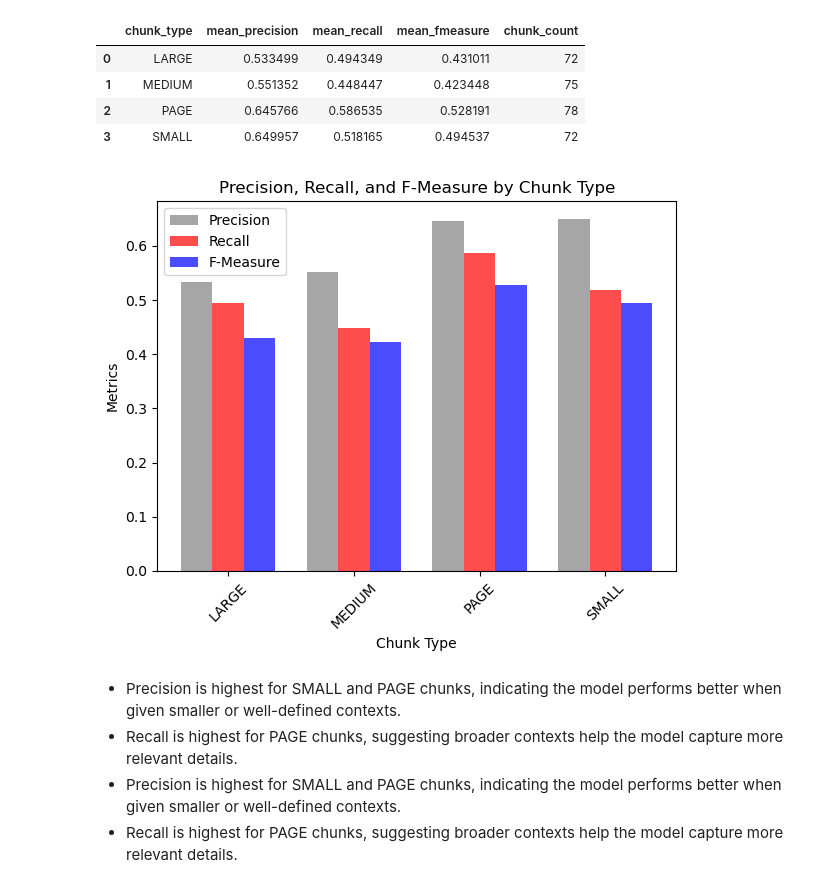
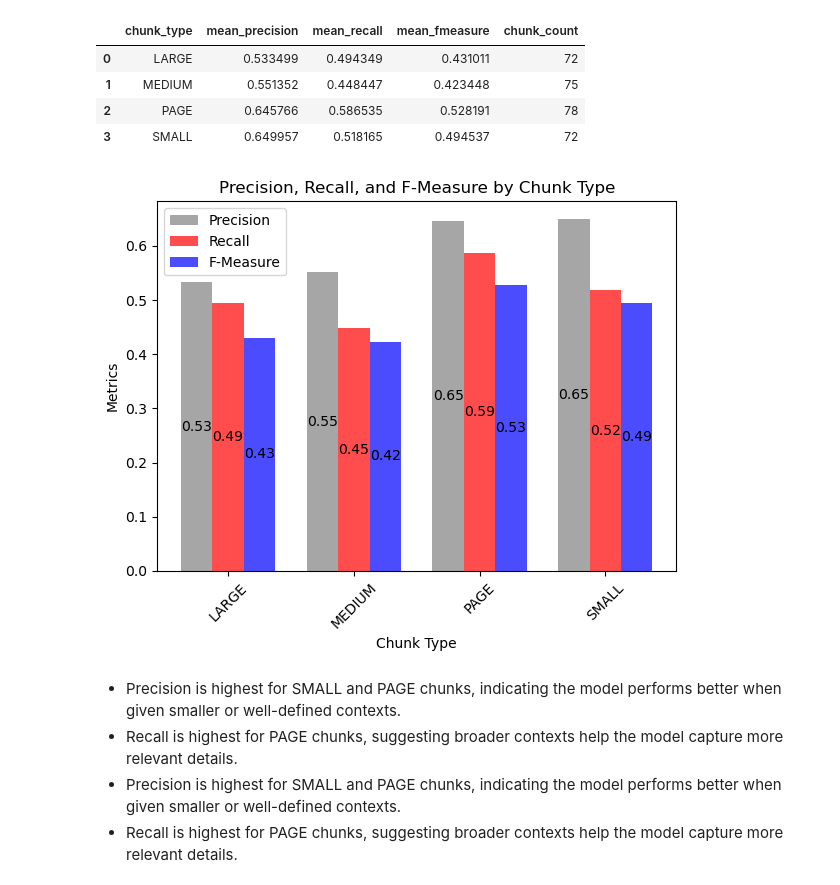
Before and after one commit to Jrana1/Bachelor_Thesis, a Jupyter notebook: bachelor_thesis_analysis_part.ipynb, the cells around one changed output. Drawn from its saved outputs; the diff is of its cells as text; code cells hidden in the pictures.

```diff
--- a/bachelor_thesis_analysis_part.ipynb
+++ b/bachelor_thesis_analysis_part.ipynb
@@ -335,10 +335,16 @@ Name: chunk_type, dtype: int64
 # %% [markdown]
 ### Distribution of Chunks by Chunk Type in the Vector Database
 # %%
-plt.bar(chunk_type.index, chunk_type.values,color=custom_palette[:len(chunk_type)])
+# Assuming `chunk_type` is a Pandas Series or similar object
+plt.bar(chunk_type.index, chunk_type.values, color=custom_palette[:len(chunk_type)])
 plt.xlabel("Chunk Type")
 plt.ylabel("Count")
 plt.title("Counts of Each Chunk Type")
 plt.grid(axis="y", linestyle="--", alpha=0.7)
+
+# Add annotations on top of each bar
+for i, value in enumerate(chunk_type.values):
+    plt.text(i, value, str(value), ha='center', va='bottom', fontsize=10)
+
 plt.show()
 # %% [output]
@@ -854,8 +905,8 @@ precision = [tp / (tp + fp) for tp, fp in zip(correctly_answered, incorrectly_an
 results = pd.DataFrame({
     "Chunk Type": chunk_types,
     "Precision (%)": [p * 100 for p in precision],
-    "Correctly Answered (TP)": correctly_answered,
-    "Incorrectly Answered (FP)": incorrectly_answered,
+    "Correct": correctly_answered,
+    "Incorrect": incorrectly_answered,
     "Total Retrieved Chunks": total_chunks
 })
 
@@ -1116,25 +1303,40 @@ summary_rouge1
 # %%
 x = np.arange(len(summary_rouge1['chunk_type']))  # Label locations
 width = 0.25  # Width of the bars
 
 # Plot each metric as separate bars
 plt.figure(figsize=(6, 5))
-plt.bar(x - width, summary_rouge1['mean_precision'], width, label='Precision', alpha=0.7,color="gray")
-plt.bar(x, summary_rouge1['mean_recall'], width, label='Recall', alpha=0.7,color="red")
-plt.bar(x + width, summary_rouge1['mean_fmeasure'], width, label='F-Measure', alpha=0.7,color='blue')
+precision_bars = plt.bar(x - width, summary_rouge1['mean_precision'], width, label='Precision', alpha=0.7, color="gray")
+recall_bars = plt.bar(x, summary_rouge1['mean_recall'], width, label='Recall', alpha=0.7, color="red")
+fmeasure_bars = plt.bar(x + width, summary_rouge1['mean_fmeasure'], width, label='F-Measure', alpha=0.7, color='blue')
+
+# Add annotations for Precision bars
+for bar, value in zip(precision_bars, summary_rouge1['mean_precision']):
+    plt.text(bar.get_x() + bar.get_width() / 2, bar.get_height() / 2,  # Middle of the bar
+             f'{value:.2f}', ha='center', va='center', fontsize=10, color='black')
+
+# Add annotations for Recall bars
+for bar, value in zip(recall_bars, summary_rouge1['mean_recall']):
+    plt.text(bar.get_x() + bar.get_width() / 2, bar.get_height() / 2,  # Middle of the bar
+             f'{value:.2f}', ha='center', va='center', fontsize=10, color='black')
+
+# Add annotations for F-Measure bars
+for bar, value in zip(fmeasure_bars, summary_rouge1['mean_fmeasure']):
+    plt.text(bar.get_x() + bar.get_width() / 2, bar.get_height() / 2,  # Middle of the bar
+             f'{value:.2f}', ha='center', va='center', fontsize=10, color='black')
 
 # Customize the plot
 plt.title('Precision, Recall, and F-Measure by Chunk Type')
 plt.xlabel('Chunk Type')
 plt.ylabel('Metrics')
 plt.xticks(x, summary_rouge1['chunk_type'], rotation=45)
 plt.legend()
 plt.tight_layout()
 
 # Show the plot
 plt.show()
 # %% [output]
-[figure, old version]
+[figure, new version]
 # %% [markdown]
 + Precision is highest for SMALL and PAGE chunks, indicating the model performs better when given smaller or well-defined contexts.
 + Recall is highest for PAGE chunks, suggesting broader contexts help the model capture more relevant details.
```
Also changed, not shown: parts of 20 cells of this notebook, 3 other files.
